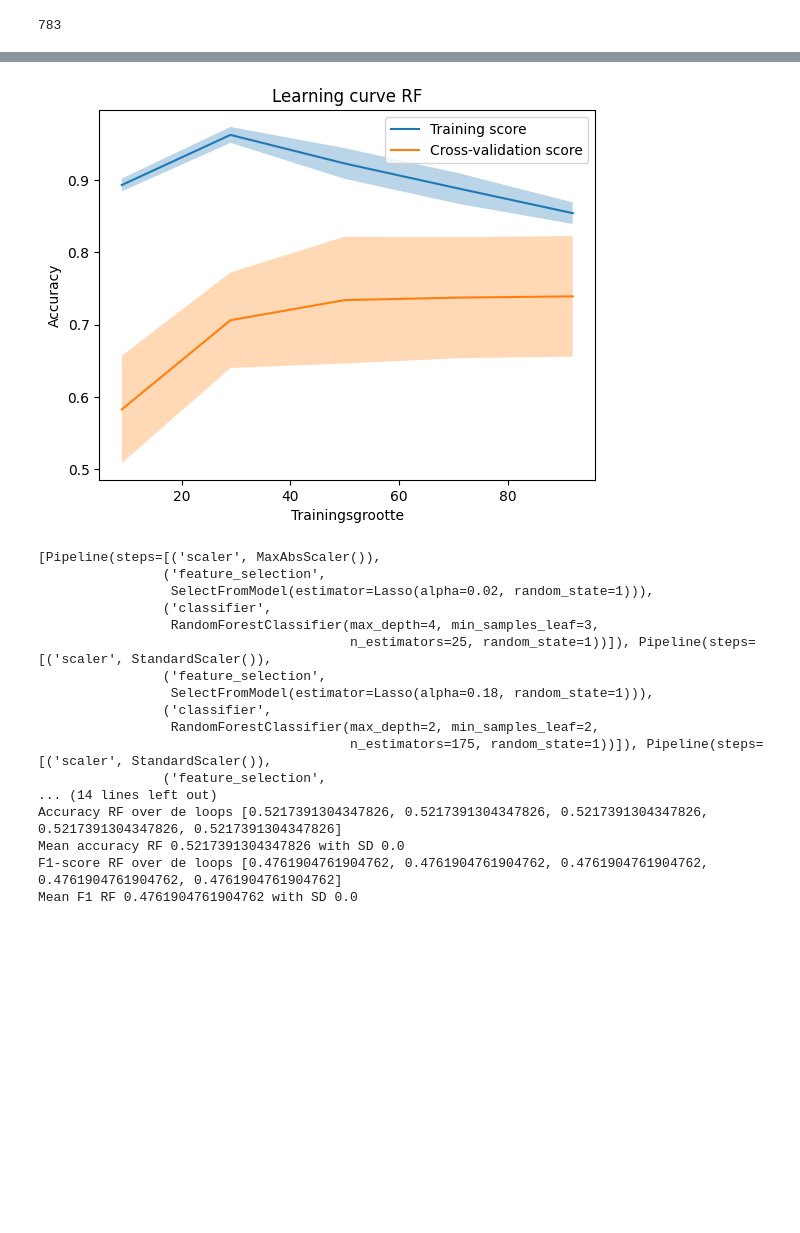
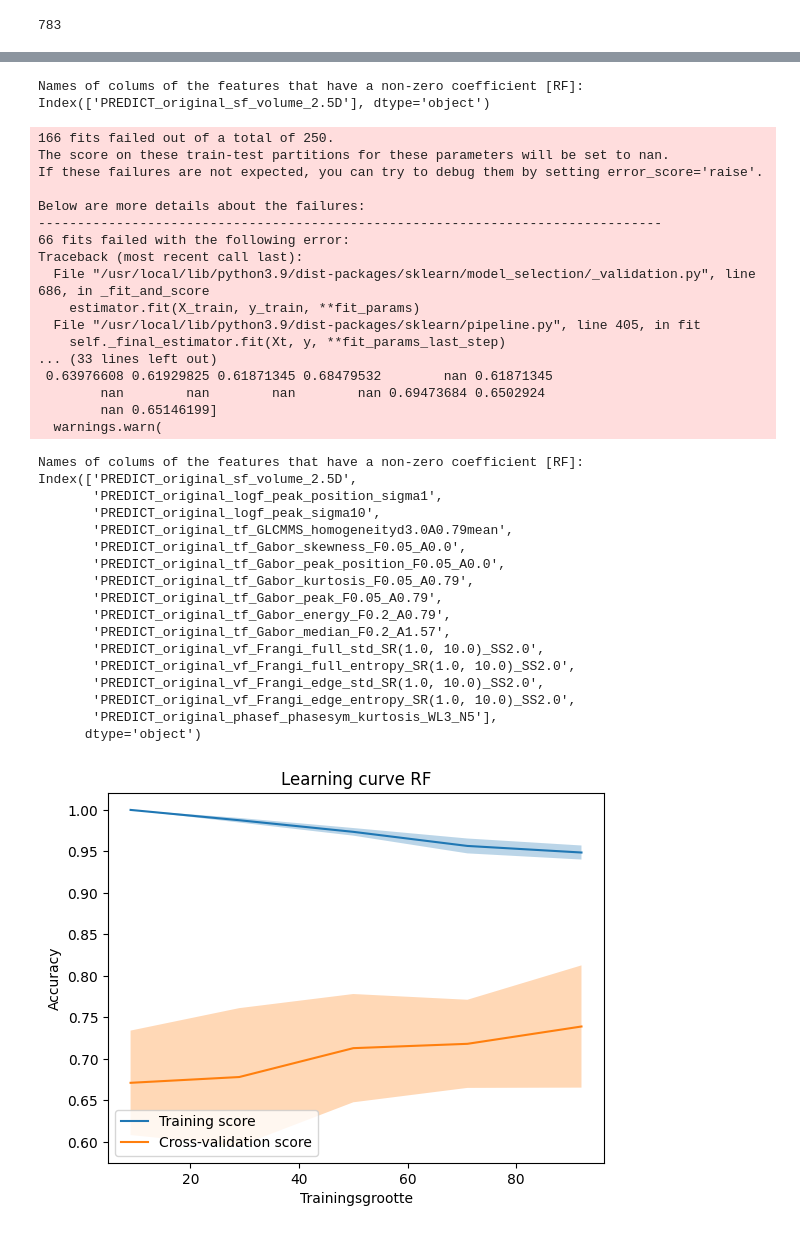
Before and after one commit to Fahbax/TM10007_group_13, a Jupyter notebook: project.ipynb, the cells around one changed output, grey strips where cells are left out. Drawn from its saved outputs; the diff is of its cells as text; code cells hidden in the pictures; blank space fills up the shorter version.

Commit message:
aanpassingen random state, hyperparameters

```diff
--- a/project.ipynb
+++ b/project.ipynb
@@ -121,7 +123,7 @@ for i in range(1,6,1):
     KNN_best_models = []
     KNN_performance = []
 
-    kf = KFold(n_splits=5) # Define the split - into 2 folds
+    kf = KFold(n_splits=5, shuffle=True, random_state=42) # Define the split - into 2 folds
     kf.get_n_splits(data.index) # returns the number of splitting iterations in the cross-validator
     for train_index, test_index in kf.split(data):
         #print('TRAIN:', train_index, 'TEST:', test_index)
@@ -142,7 +144,6 @@ for i in range(1,6,1):
                       'feature_selection__estimator__alpha': np.arange(0.01,0.21,0.01),
                       'classifier__n_neighbors': np.arange(1,16,1),
                       'classifier__p': [1, 2],
-                      'classifier__leaf_size': np.arange(1,21,1)
                       }
         grid_knn = RandomizedSearchCV(pipe_knn, parameters_knn, n_iter=50, cv=cv_inner).fit(X_train, label_train) #GridSearchCV(pipe_knn, parameters_knn).fit(X_train, label_train)
         best_pipe_knn = grid_knn.best_estimator_
@@ -332,7 +376,7 @@ RF_test_std = []
 rf_best_models = []
 rf_performance = []
 
-kf = KFold(n_splits=5) # Define the split - into 2 folds
+kf = KFold(n_splits=5, shuffle=True, random_state=42) # Define the split - into 2 folds
 kf.get_n_splits(data.index) # returns the number of splitting iterations in the cross-validator
 for train_index, test_index in kf.split(data):
     #print('TRAIN:', train_index, 'TEST:', test_index)
@@ -345,12 +389,10 @@ for train_index, test_index in kf.split(data):
     #Random forest
     Lasso_model = Lasso()
     Lasso_model.fit(X_train, label_train)
-    pipe_rf = Pipeline([('scaler', StandardScaler()),('feature_selection', SelectFromModel(Lasso_model)),('classifier', RandomForestClassifier(random_state=1))])
-    parameters_rf = {'scaler': [StandardScaler(), MinMaxScaler(), Normalizer(), MaxAbsScaler()],
-                  'feature_selection__estimator__alpha': np.arange(0.02,0.2,0.02),
+    pipe_rf = Pipeline([('feature_selection', SelectFromModel(Lasso_model)),('classifier', RandomForestClassifier(random_state=42))])
+    parameters_rf = {'feature_selection__estimator__alpha': np.arange(0.01,0.21,0.01),
                   'classifier__n_estimators': np.arange(25,200,25),
                   'classifier__max_depth': np.arange(1,10,1),
-                  'classifier__min_samples_leaf': np.arange(1,6,1)
                   }
     grid_rf = RandomizedSearchCV(pipe_rf, parameters_rf, n_iter=50,cv=cv_inner).fit(X_train, label_train)
     best_pipe_rf = grid_rf.best_estimator_
@@ -430,18 +571,37 @@ Index(['PREDICT_original_sf_volume_2.5D'], dtype='object')
+Names of colums of the features that have a non-zero coefficient [RF]:
+Index(['PREDICT_original_sf_volume_2.5D'], dtype='object')
+166 fits failed out of a total of 250.
+The score on these train-test partitions for these parameters will be set to nan.
+If these failures are not expected, you can try to debug them by setting error_score='raise'.
+
+Below are more details about the failures:
+--------------------------------------------------------------------------------
+66 fits failed with the following error:
+Traceback (most recent call last):
+  File "/usr/local/lib/python3.9/dist-packages/sklearn/model_selection/_validation.py", line 686, in _fit_and_score
+    estimator.fit(X_train, y_train, **fit_params)
+  File "/usr/local/lib/python3.9/dist-packages/sklearn/pipeline.py", line 405, in fit
+    self._final_estimator.fit(Xt, y, **fit_params_last_step)
+... (33 lines left out)
+ 0.63976608 0.61929825 0.61871345 0.68479532        nan 0.61871345
+        nan        nan        nan        nan 0.69473684 0.6502924
+        nan 0.65146199]
+  warnings.warn(
+Names of colums of the features that have a non-zero coefficient [RF]:
+Index(['PREDICT_original_sf_volume_2.5D',
+       'PREDICT_original_logf_peak_position_sigma1',
+       'PREDICT_original_logf_peak_sigma10',
+       'PREDICT_original_tf_GLCMMS_homogeneityd3.0A0.79mean',
+       'PREDICT_original_tf_Gabor_skewness_F0.05_A0.0',
+       'PREDICT_original_tf_Gabor_peak_position_F0.05_A0.0',
+       'PREDICT_original_tf_Gabor_kurtosis_F0.05_A0.79',
+       'PREDICT_original_tf_Gabor_peak_F0.05_A0.79',
+       'PREDICT_original_tf_Gabor_energy_F0.2_A0.79',
+       'PREDICT_original_tf_Gabor_median_F0.2_A1.57',
+       'PREDICT_original_vf_Frangi_full_std_SR(1.0, 10.0)_SS2.0',
+       'PREDICT_original_vf_Frangi_full_entropy_SR(1.0, 10.0)_SS2.0',
+       'PREDICT_original_vf_Frangi_edge_std_SR(1.0, 10.0)_SS2.0',
+       'PREDICT_original_vf_Frangi_edge_entropy_SR(1.0, 10.0)_SS2.0',
+       'PREDICT_original_phasef_phasesym_kurtosis_WL3_N5'],
+      dtype='object')
-[figure, old version]
+[figure, new version]
-[Pipeline(steps=[('scaler', MaxAbsScaler()),
-                ('feature_selection',
-                 SelectFromModel(estimator=Lasso(alpha=0.02, random_state=1))),
-                ('classifier',
-                 RandomForestClassifier(max_depth=4, min_samples_leaf=3,
-                                        n_estimators=25, random_state=1))]), Pipeline(steps=[('scaler', StandardScaler()),
-                ('feature_selection',
-                 SelectFromModel(estimator=Lasso(alpha=0.18, random_state=1))),
-                ('classifier',
-                 RandomForestClassifier(max_depth=2, min_samples_leaf=2,
-                                        n_estimators=175, random_state=1))]), Pipeline(steps=[('scaler', StandardScaler()),
-                ('feature_selection',
-... (14 lines left out)
-Accuracy RF over de loops [0.5217391304347826, 0.5217391304347826, 0.5217391304347826, 0.5217391304347826, 0.5217391304347826]
-Mean accuracy RF 0.5217391304347826 with SD 0.0
-F1-score RF over de loops [0.4761904761904762, 0.4761904761904762, 0.4761904761904762, 0.4761904761904762, 0.4761904761904762]
-Mean F1 RF 0.4761904761904762 with SD 0.0
```
Also changed, not shown: parts of 5 cells of this notebook.
